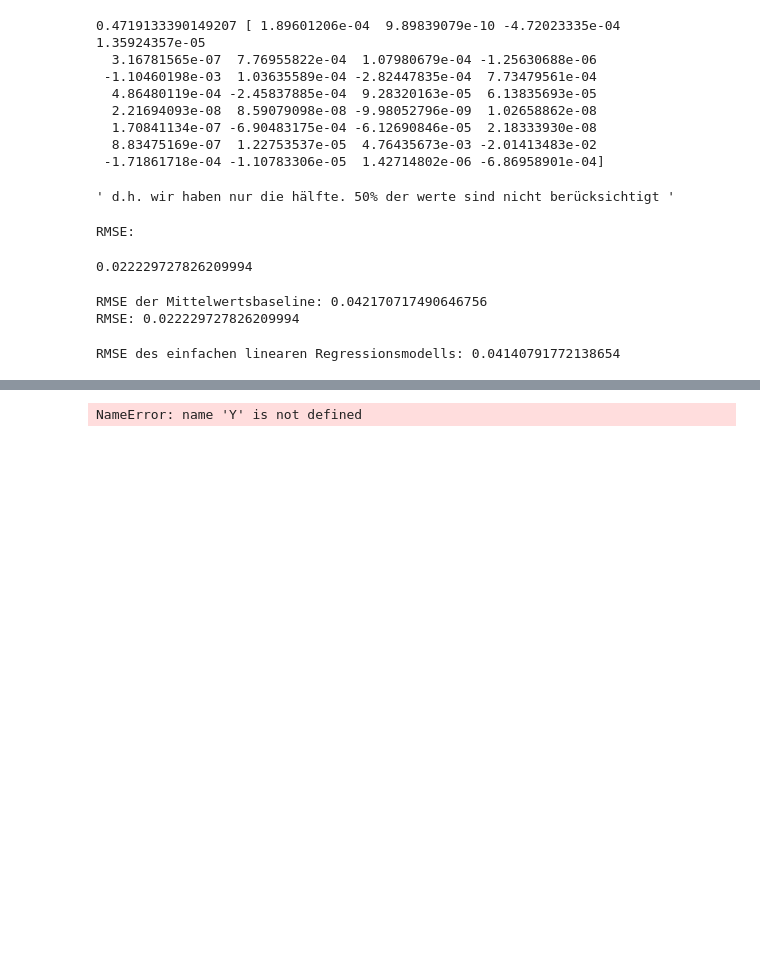
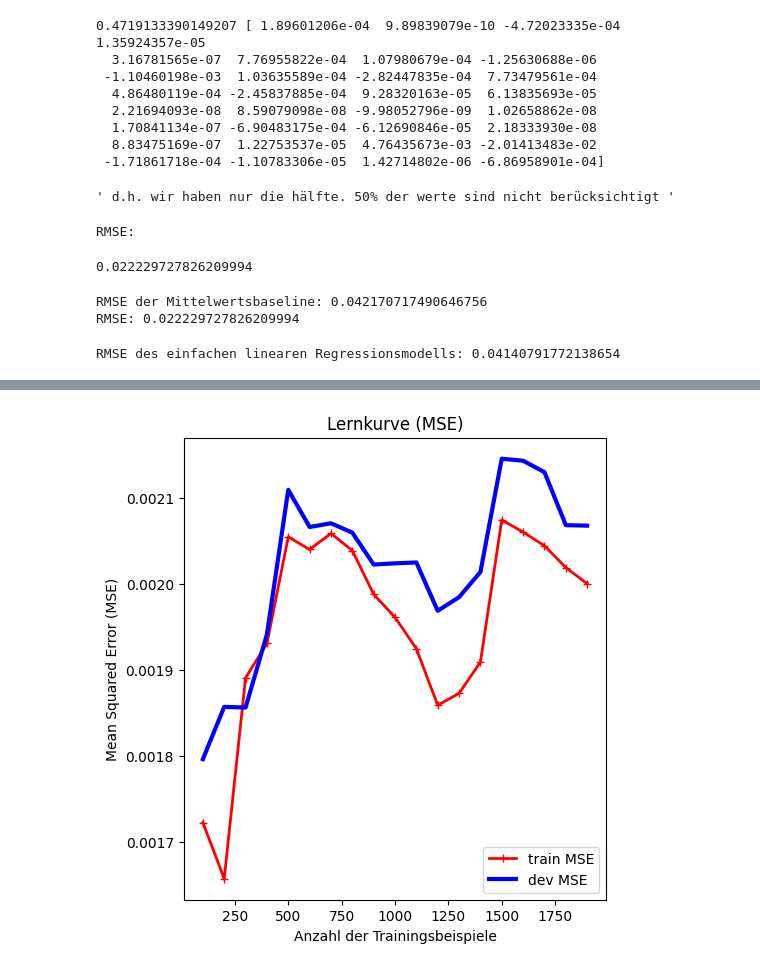
Before and after one commit to jovicdev97/financial-data-analytics, a Jupyter notebook: test.ipynb, the cells around one changed output, grey strips where cells are left out. Drawn from its saved outputs; the diff is of its cells as text; code cells hidden in the pictures; blank space fills up the shorter version.

```diff
--- a/test.ipynb
+++ b/test.ipynb
@@ -1352,4 +1292,58 @@ ValueError: Found input variables with inconsistent numbers of samples: [32, 112
-# %%
-Y
-# %% [output]
-NameError: name 'Y' is not defined
+# %%
+import numpy as np
+import matplotlib.pyplot as plt
+from sklearn.svm import SVR
+from sklearn.metrics import mean_squared_error, r2_score
+from sklearn.model_selection import train_test_split
+
+# Lernkurve für Regression plotten (MSE oder R²)
+def plot_learning_curves(model, X_train, y_train, X_dev, y_dev):
+    train_mse, dev_mse = [], []
+
+
+    # Trainingsdaten schrittweise hinzufügen
+    for m in range(100, min(X_train.shape[0], 2000), 100):
+        model.fit(X_train[:m], y_train[:m])  # Trainiere Modell
+        y_train_predict = model.predict(X_train[:m])  # Vorhersage auf Trainingsdaten
+        y_dev_predict = model.predict(X_dev)  # Vorhersage auf Entwicklungsdaten
+
+        # MSE berechnen
+        train_mse.append(mean_squared_error(y_train[:m], y_train_predict))
+        dev_mse.append(mean_squared_error(y_dev, y_dev_predict))
+
+
+
+    # Plot MSE Lernkurve
+    plt.figure(figsize=(12, 6))
+    plt.subplot(1, 2, 1)
+    plt.plot(range(100, min(X_train.shape[0], 2000), 100), train_mse, "r-+", linewidth=2, label="train MSE")
+    plt.plot(range(100, min(X_train.shape[0], 2000), 100), dev_mse, "b-", linewidth=3, label="dev MSE")
+    plt.legend()
+    plt.xlabel('Anzahl der Trainingsbeispiele')
+    plt.ylabel('Mean Squared Error (MSE)')
+    plt.title('Lernkurve (MSE)')
+
+
+
+
+# Schritt 1: Daten teilen
+# Separate Features (X) und Target (y)
+target = "InterestRate"
+X = numerical_columns_for_regression_task.drop(columns=[target])  # Alle Features außer der Zielvariable
+y = numerical_columns_for_regression_task[target]  # Zielvariable
+
+# Train-Test-Split
+X_train, X_dev, y_train, y_dev = train_test_split(X, y,
+                                                  test_size=0.2,
+                                                  random_state=42,
+                                                  stratify=None)  # Stratify nicht notwendig für Regression
+
+# Modell: Support Vector Regression
+svr = SVR()
+
+# Lernkurve plotten
+plot_learning_curves(svr, X_train.values, y_train.values, X_dev.values, y_dev.values)
+
+#MSE zeigt den mittleren quadratischen Fehler.
+# %% [output]
+[figure, added]
```
Also changed, not shown: parts of 3 cells of this notebook, 2 other files.
